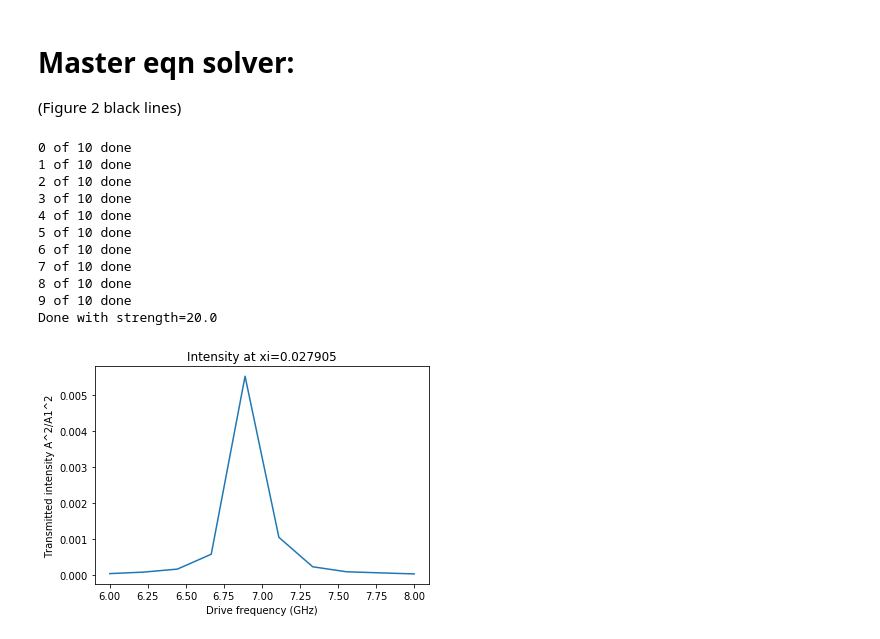
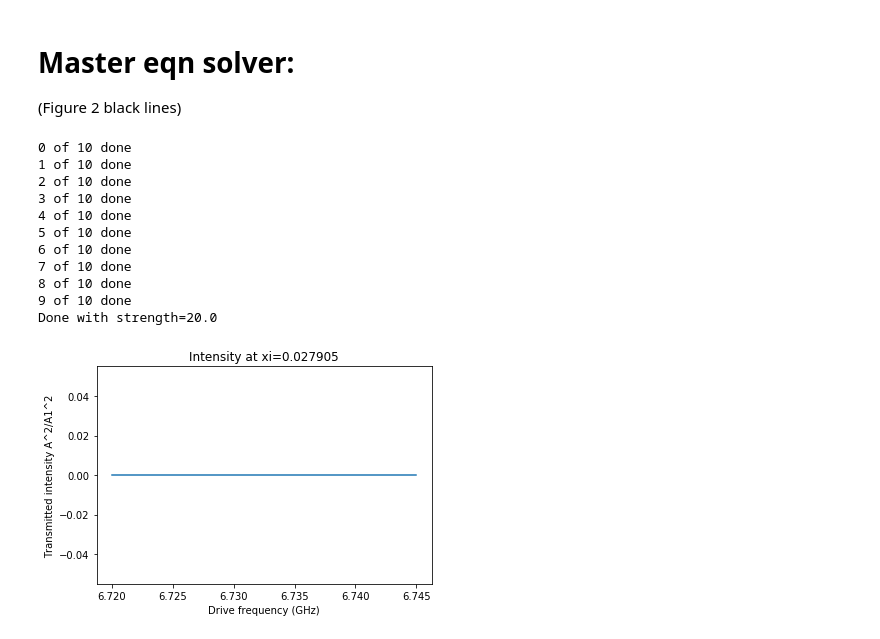
Before and after one commit to conniemiao/ele456_s2020, a Jupyter notebook: bishop_analysis.ipynb, the cells around one changed output. Saved outputs shown, nothing was run; the diff lists cells and outputs as text; code cells hidden in the pictures.

```diff
--- a/bishop_analysis.ipynb
+++ b/bishop_analysis.ipynb
@@ -117,20 +117,20 @@ def getPhotonKets():
 # JC with coherent drive (Bishop p. 1)
 
 def getHjc(xi, wd, jkets, pN):
-    Hjc_0 = hbar*wr*a.dag()*a
+    Hjc_0 = hbar*wr*(a.dag()*a+1/2)
     for j in range(Nj):
         Hjc_0 += hbar*wj[j]*tensor(qeye(Nr), ket2dm(jkets[j]))
     for j in range(Nj-1):
         temp = a*tensor(qeye(Nr), jkets[j+1]*jkets[j].dag())
         Hjc_0 += hbar*gj[j]*(temp + temp.dag())
-    Hjc_0 = pN*Hjc_0
+#     Hjc_0 = pN*Hjc_0
 
     # Break up Hjc into time independent, dependent to put into mesolve
     # (See http://qutip.org/docs/latest/guide/dynamics/dynamics-time.html)
     Hjc_1 = hbar*xi*a.dag()
-    Hjc_1 = pN*Hjc_1
+#     Hjc_1 = pN*Hjc_1
     Hjc_2 = hbar*xi*a
-    Hjc_2 = pN*Hjc_2
+#     Hjc_2 = pN*Hjc_2
     def Hjc1_time_dep(t, args):
         return np.exp(-1j*wd*t)
     def Hjc2_time_dep(t, args):
@@ -165,3 +158,26 @@ def intensityTLS(xi, wd, EC, EJ):
+# %%
+def intensityTLS(xi, wd, EC, EJ):
+    Omega = np.sqrt(2)*xi
+    Delta = getWij(0, 1, EC, EJ)-g0-wd
+    numerator = T2p*Omega*np.sqrt((Delta**2*T2p**2 + 1)/2)
+    denominator = Delta**2*T2p**2 + T1p*T2p*Omega**2 + 1
+    return (numerator/denominator)**2/4 # A^2/A1^2
+
+def rhoSteady(xi, wd, EC, EJ):
+    Omega = np.sqrt(2)*xi
+    Delta = getWij(0, 1, EC, EJ)-g0-wd
+    x = -(Delta*T2p**2*Omega)/(1+Delta**2*T2p**2 + T1p*T2p*Omega**2)
+    y = (T2p*Omega)/(1 + Delta**2*T2p**2 + T1p*T2p*Omega**2)
+    z = -(1 + Delta**2*T2p**2)/(1 + Delta**2*T2p**2 + T1p*T2p*Omega**2)
+    nkets = getPhotonKets()
+    jkets = getJKets(EC, EJ)
+    down = tensor(nkets[0], jkets[0])
+    up = (tensor(nkets[0], jkets[0]) - tensor(nkets[0], jkets[1]))/np.sqrt(2)
+    Sigmax = up*down.dag() + down*up.dag()
+    Sigmay = -1j*(up*down.dag() + down*up.dag())
+    Sigmaz = up*up.dag() - down*down.dag()
+    rho = (tensor(qeye(Nr), qeye(Nj)) + x*Sigmax + y*Sigmay + z*Sigmaz)/2
+    return rho
 # %% [markdown]
 ### Get best EJ
 # %%
@@ -241,9 +259,9 @@ def intensity(xi, wd, EC, EJ):
     jkets = getJKets(EC, EJ)
     nkets = getPhotonKets()
     # truncate to N = 7 Hilbert space
-    pN = projN(3, nkets, jkets)
+#     pN = projN(3, nkets, jkets)
     # print(pN)
-
+    pN = tensor(qeye(Nr), qeye(Nj))
 
     # Damping terms
     c_ops = []
@@ -259,11 +277,12 @@ def intensity(xi, wd, EC, EJ):
         temp += betaj(EC, EJ)[j]*jkets[j].dag()*jkets[j]
     c_ops.append(gammaphi/2*lindblad_dissipator(temp))
 
-    gnd = tensor(basis(Nr,1), basis(Nj,0)) # |1,g>
+#     gnd = tensor(basis(Nr,1), basis(Nj,0)) # |1,g>
     # print(gnd)
-    rho0 = ket2dm(gnd)
+#     rho0 = ket2dm(gnd)
+    rho0 = rhoSteady(xi, wd, EC, EJ)
 
-    maxT = 0.3*T1 # ideally this would be longer but it's taking too long to run
+    maxT = 0.001*T1 # ideally this would be longer but it's taking too long to run
     times = np.linspace(0, maxT, num=int(maxT))
 
     Hjc = getHjc(xi, wd, jkets, pN)
@@ -289,7 +308,7 @@ def intensity(xi, wd, EC, EJ):
 
 # this needs to be like 500 or sthg, but this already takes forever
 nPoints = 10
-xData = np.linspace(6*GHz, 8*GHz, num = nPoints)
+xData = np.linspace(6.72*GHz, 6.745*GHz, num = nPoints)
 fig2FullYData = []
 
 
@@ -297,31 +316,31 @@ fig2FullYData = []
 # strengths = [0.8, 5, 20, 100]
 strengths = [20]
 for strength in strengths:
     xi = (1/np.sqrt(2*T1p*T2p))*strength
     fig2FullYData = []
     for i, fd in enumerate(xData):
 #         if i % 10 == 0:
 #             print("%d of %d done" % (i, nPoints))
         print("%d of %d done" % (i, nPoints))
         fig2FullYData.append(intensity(xi, fd*2*np.pi, EC, bestEJ))
     print("Done with strength=%.1f" % strength)
 
     plt.plot(xData, fig2FullYData)
     plt.xlabel('Drive frequency (GHz)')
     plt.ylabel('Transmitted intensity A^2/A1^2')
 #     plt.ylim(0, 0.1)
     plt.title("Intensity at xi=%f" % xi)
     plt.show()
 # %% [output]
 0 of 10 done
 1 of 10 done
 2 of 10 done
 3 of 10 done
 4 of 10 done
 5 of 10 done
 6 of 10 done
 7 of 10 done
 8 of 10 done
 9 of 10 done
 Done with strength=20.0
-[figure, old version]
+[figure, new version]
```
Also changed, not shown: parts of 3 cells of this notebook.
